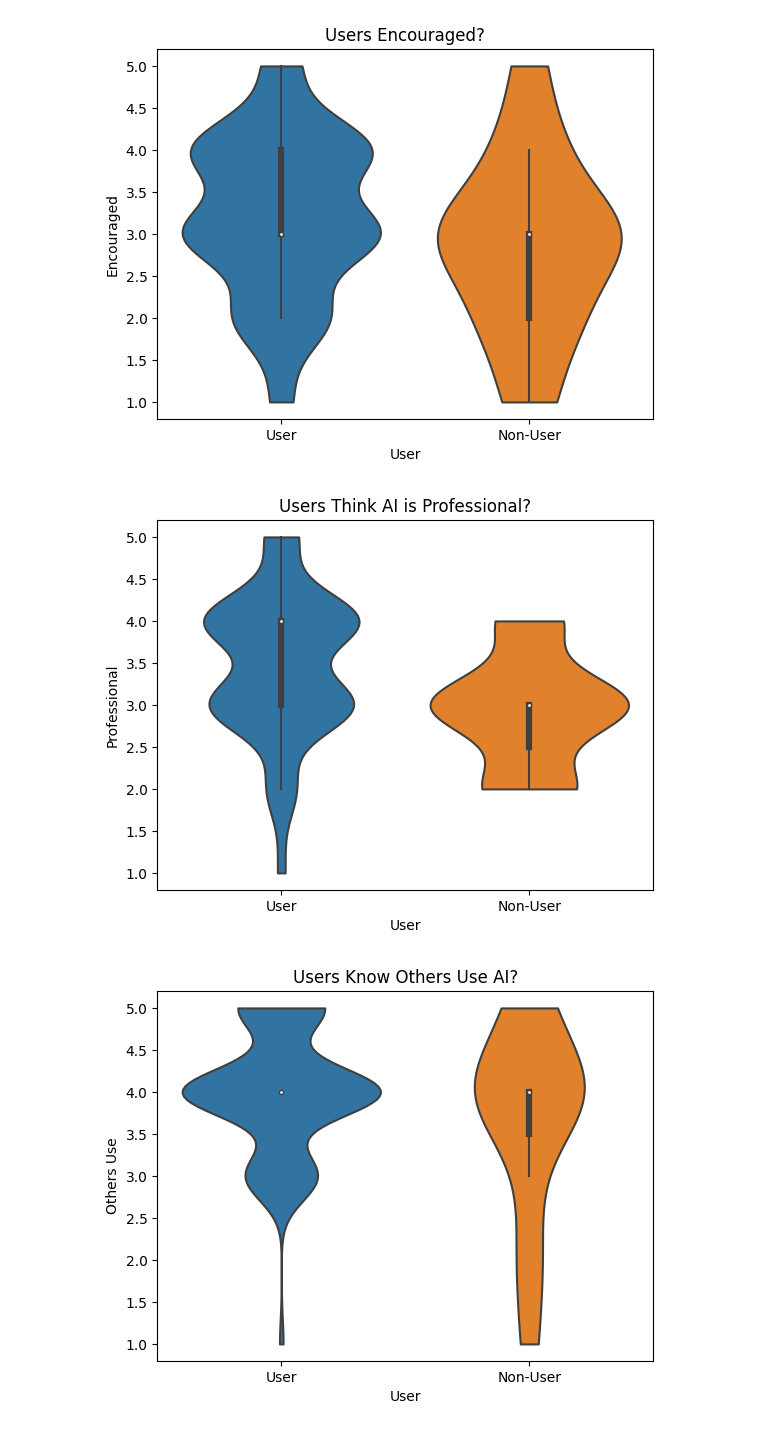
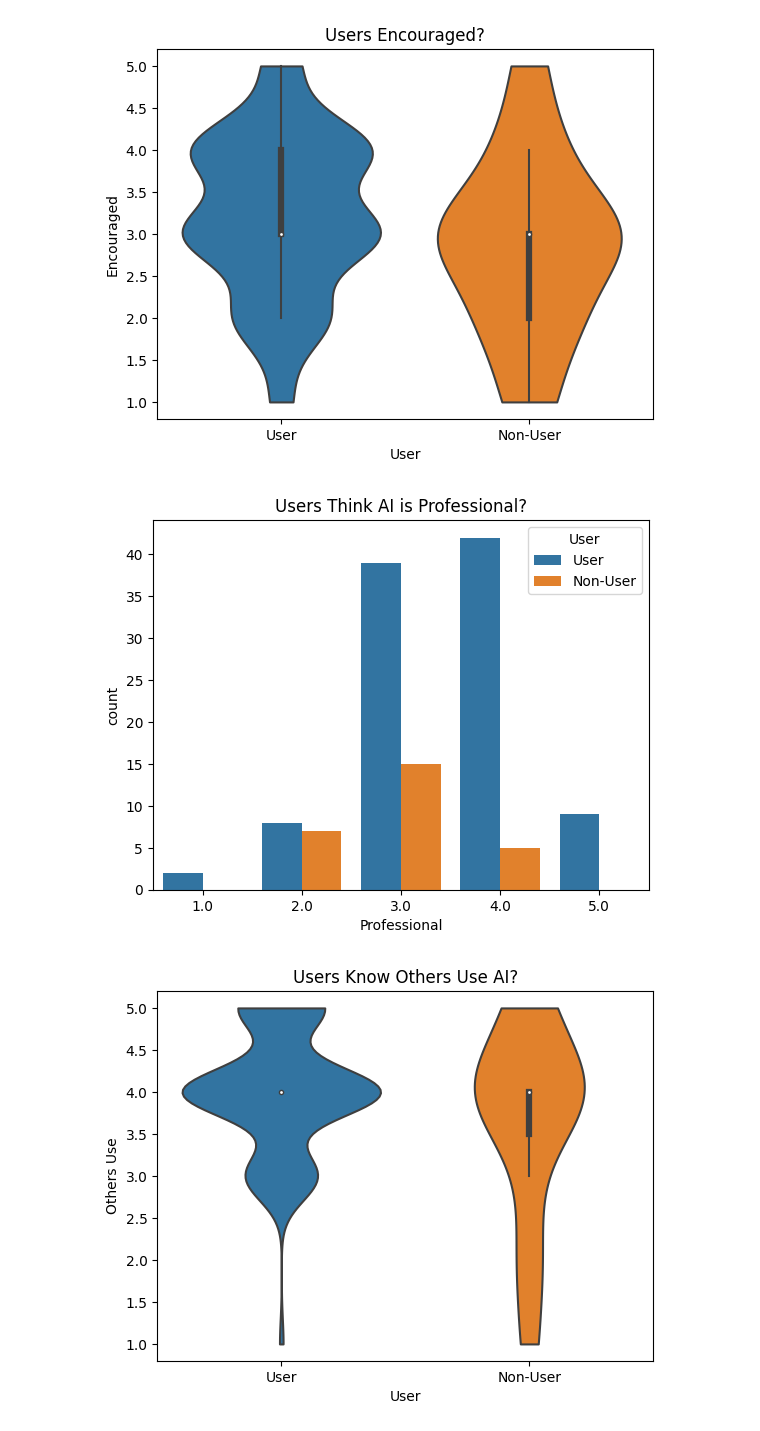
Before and after one commit to HeyItsStella/AI-Codex, a Jupyter notebook: QuickAnalysis.ipynb, the cells around one changed output. Drawn from its saved outputs; the diff is of its cells as text; code cells hidden in the pictures.

```diff
--- a/QuickAnalysis.ipynb
+++ b/QuickAnalysis.ipynb
@@ -318,11 +371,11 @@ plt.savefig("./Figures/Encouraged.png")
 # %% [output]
 [figure]
 # %%
-sns.violinplot(x="User", y="Professional", data=perceptionOfTools, cut=0)
+sns.countplot(x="Professional", hue="User", data=perceptionOfTools)
 plt.title("Users Think AI is Professional?")
 plt.savefig("./Figures/Professional.png")
 # %% [output]
-[figure, old version]
+[figure, new version]
 # %%
 sns.violinplot(x="User", y="Others Use", data=perceptionOfTools, cut=0)
 plt.title("Users Know Others Use AI?")
```
Also changed, not shown: parts of 8 cells of this notebook, 1 other file.
